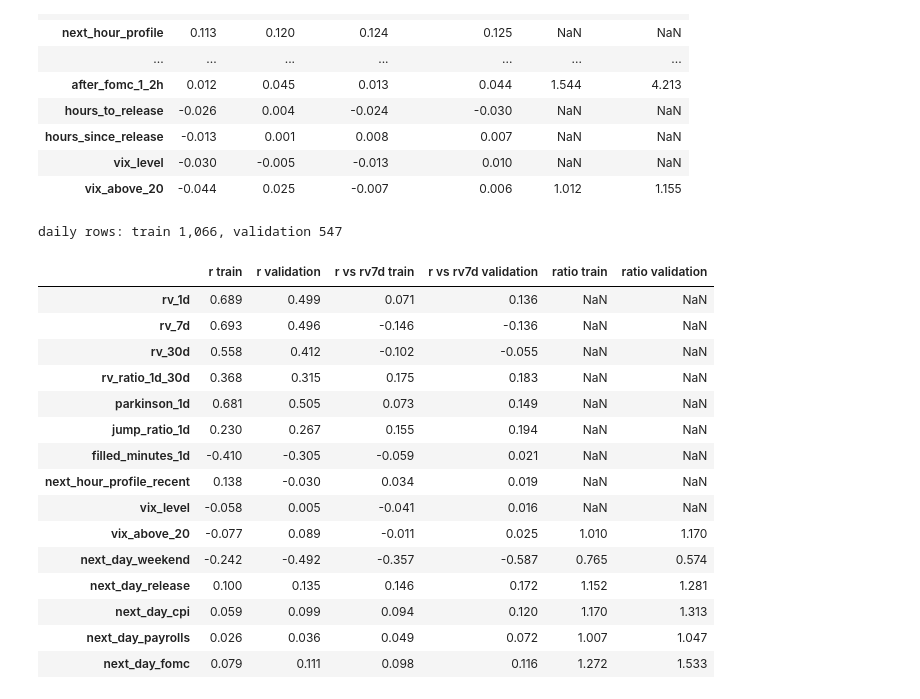
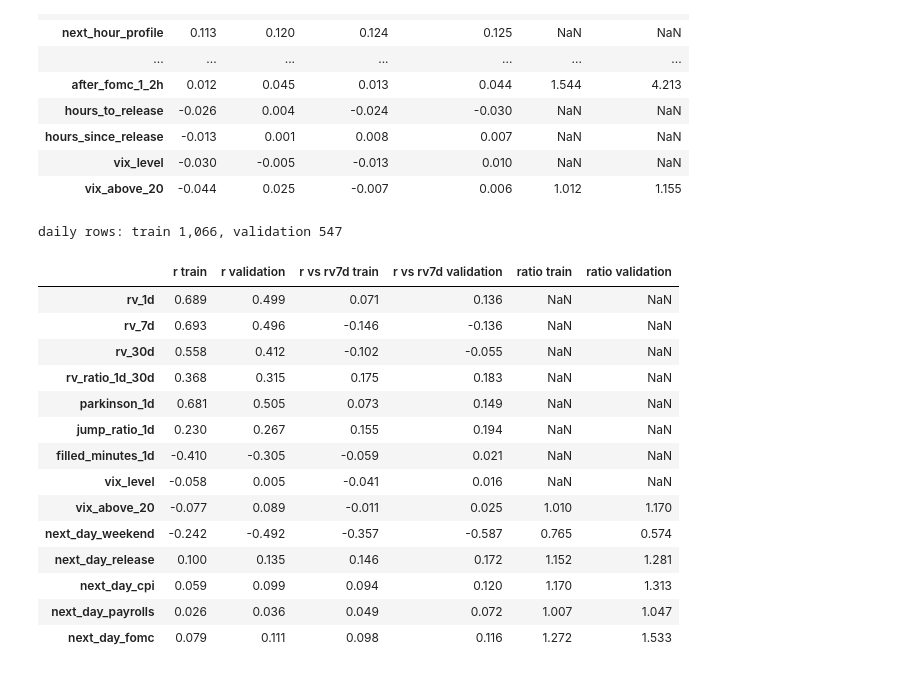
Before and after one commit to Descalabreitor/IAI600-final-project, a Jupyter notebook: data-analysis.ipynb, the cells around one changed output. Saved outputs shown, nothing was run; the diff lists cells and outputs as text; code cells hidden in the pictures.

```diff
--- a/data-analysis.ipynb
+++ b/data-analysis.ipynb
@@ -41,7 +41,6 @@ from sklearn.cluster import KMeans
 
 sys.path.insert(0, os.getcwd())   # utils/ is in the repo root
 from utils import hourly as U
-from utils.config import DATA_START, TRAIN_END, VAL_END, RELEASES_FILE
 from utils.btc_data import frames_from_hourly, return_summary, plot_return_hists
 from utils.binance import load_binance
 from utils.macro import load_macro, build_panels, level_panel
@@ -50,9 +49,9 @@ from utils.correlation import (TARGETS, prune_panels, corr_summary, resolve_focu
                                size_summary, weekday_rank_corr)
 
 DATA_PATH = os.path.join("data", "btc_hourly.csv.gz")
-# From utils/config.py: DATA_START = 2020-01-01 (the base data starts in 2018), TRAIN_END = 2022-12-31 23:00
-# (train block: 2020 -> 2022), VAL_END = 2024-06-30 23:00 (validation: Jan 2023 -> Jun 2024; test: Jul 2024 ->)
-# and RELEASES_FILE = data/release_dates.csv (US CPI, payrolls and FOMC releases, 8.7)
+DATA_START = pd.Timestamp("2020-01-01")         # first hour used in this notebook (the base data starts in 2018)
+TRAIN_END = pd.Timestamp("2022-12-31 23:00")   # train block: 2020 -> 2022
+VAL_END = pd.Timestamp("2024-06-30 23:00")     # validation block: Jan 2023 -> Jun 2024; test: Jul 2024 ->
 ETF_DATE = pd.Timestamp("2024-01-11")          # first trading day of the US spot Bitcoin ETFs
 RANDOM_STATE = 42
 
@@ -66,6 +65,7 @@ MAX_LAG = {"D": 4, "W": 8}  # lead-lag range, in periods of each frequency
 ROLL_WINDOW = 180           # rolling-correlation window, in daily observations
 MACRO_FILE = os.path.join("data", "macro_raw.csv.gz")        # frozen copy of the FRED / Yahoo downloads
 REFRESH_MACRO = False       # True = download again and overwrite the frozen copy
+RELEASES_FILE = os.path.join("data", "release_dates.csv")   # US CPI, payrolls and FOMC releases (8.7)
 
 # Colours and axes style shared by the plots
 BLUE, ORANGE, AQUA, GREY, INK = "#2a78d6", "#eb6834", "#1baf7a", "#b4b2a9", "#52514e"
@@ -1289,7 +1287,0 @@ All features come from `build_features` in `utils/features.py`, the same functio
-# %%
-from utils.features import build_features, load_releases
-
-releases = load_releases(RELEASES_FILE)
-features = build_features(hourly, releases, macro, TRAIN_END)
-print(f"{features.shape[1]} features, {len(features):,} hours; complete rows from {features.dropna().index[0]}")
-features.describe().T.round(3)
@@ -1395,32 +1442,31 @@ hourly rows: train 25,584, validation 13,128
 # %%
 # next day: one origin per day at 23:00 UTC; day-level release flag = any scheduled release in the next 24 h
 day = features[features.index.hour == 23].copy()
 for ev in ["cpi", "payrolls", "fomc"]:
     day[f"next_day_{ev}"] = features[f"next_{ev}"].rolling(24).max().shift(-24).loc[day.index]
 day["next_day_release"] = day[["next_day_cpi", "next_day_payrolls", "next_day_fomc"]].max(axis=1)
 day["next_day_weekend"] = ((day.index + pd.Timedelta(hours=1)).dayofweek >= 5).astype(int)
 DAY_FEATS = ["rv_1d", "rv_7d", "rv_30d", "rv_ratio_1d_30d", "parkinson_1d", "jump_ratio_1d", "filled_minutes_1d",
-             "next_hour_profile_recent", "vix_level", "vix_above_20", "next_day_weekend", "next_day_release", "next_day_cpi", "next_day_payrolls", "next_day_fomc"]
+             "vix_level", "vix_above_20", "next_day_weekend", "next_day_release", "next_day_cpi", "next_day_payrolls", "next_day_fomc"]
 FLAGS += ["next_day_weekend", "next_day_release", "next_day_cpi", "next_day_payrolls", "next_day_fomc"]
 targets_d = pd.DataFrame({"next_day": a_abs.rolling(24).mean().shift(-24).loc[day.index]})
 targets_d["next_day_vs_rv7d"] = targets_d["next_day"] / day["rv_7d"]
 okd = day[DAY_FEATS].notna().all(axis=1) & targets_d.notna().all(axis=1)
 end_d = day.index + pd.Timedelta(hours=24)
 blocks_d = {"train": okd & (end_d <= TRAIN_END), "validation": okd & (day.index >= TRAIN_END) & (end_d <= VAL_END)}
 print(f"daily rows: train {blocks_d['train'].sum():,}, validation {blocks_d['validation'].sum():,}")
 check_d = check(day[DAY_FEATS], targets_d, blocks_d)
 display(check_d.round(3))
 # %% [output]
 daily rows: train 1,066, validation 547
 |  | r train | r validation | r vs rv7d train | r vs rv7d validation | ratio train | ratio validation |
 | rv_1d | 0.689 | 0.499 | 0.071 | 0.136 | NaN | NaN |
 | rv_7d | 0.693 | 0.496 | -0.146 | -0.136 | NaN | NaN |
 | rv_30d | 0.558 | 0.412 | -0.102 | -0.055 | NaN | NaN |
 | rv_ratio_1d_30d | 0.368 | 0.315 | 0.175 | 0.183 | NaN | NaN |
 | parkinson_1d | 0.681 | 0.505 | 0.073 | 0.149 | NaN | NaN |
 | jump_ratio_1d | 0.230 | 0.267 | 0.155 | 0.194 | NaN | NaN |
 | filled_minutes_1d | -0.410 | -0.305 | -0.059 | 0.021 | NaN | NaN |
-| next_hour_profile_recent | 0.138 | -0.030 | 0.034 | 0.019 | NaN | NaN |
 | vix_level | -0.058 | 0.005 | -0.041 | 0.016 | NaN | NaN |
 | vix_above_20 | -0.077 | 0.089 | -0.011 | 0.025 | 1.010 | 1.170 |
 | next_day_weekend | -0.242 | -0.492 | -0.357 | -0.587 | 0.765 | 0.574 |
```
Also changed, not shown: parts of 31 cells of this notebook, 3 other files.
